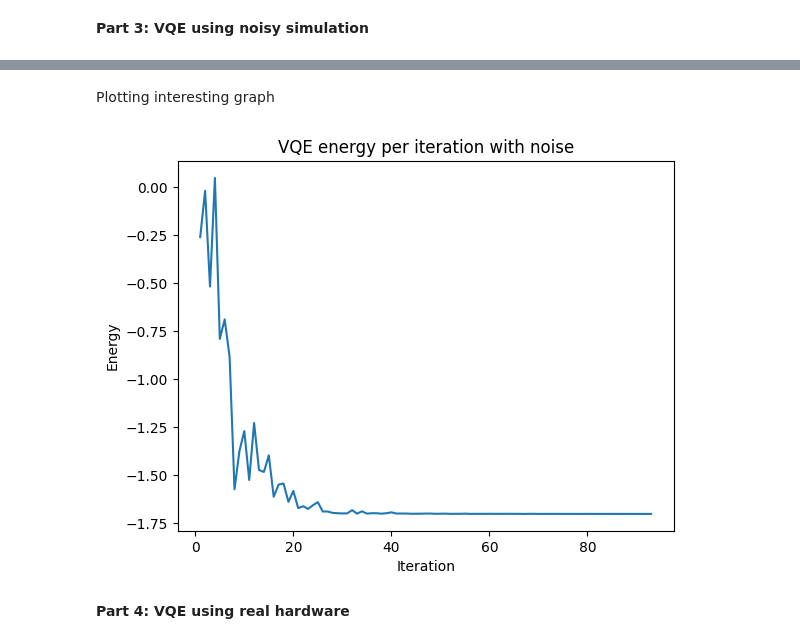
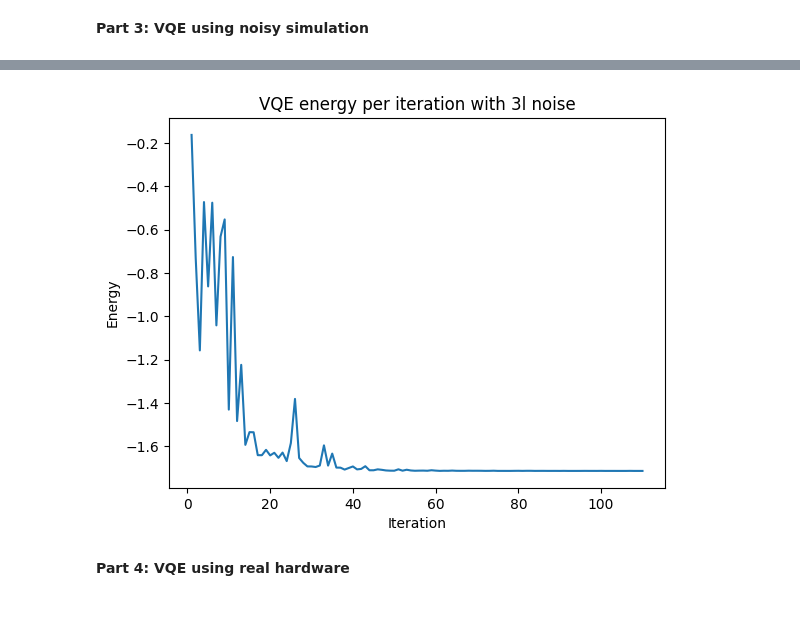
Before and after one commit to Dekel23/QML, a Jupyter notebook: vqe_hw2.ipynb, the cells around one changed output, grey strips where cells are left out. Saved outputs shown, nothing was run; the diff lists cells and outputs as text; code cells hidden in the pictures; blank space fills up the shorter version.

```diff
--- a/vqe_hw2.ipynb
+++ b/vqe_hw2.ipynb
@@ -363,13 +369,11 @@ Error: 0.12850060412364406
-# %% [markdown]
-Plotting interesting graph
 # %%
 plt.plot(counts, values)
 plt.xlabel("Iteration")
 plt.ylabel("Energy")
-plt.title("VQE energy per iteration with noise")
+plt.title("VQE energy per iteration with 3l noise")
 plt.show()
 # %% [output]
-[figure, old version]
+[figure, new version]
 # %% [markdown]
 **Part 4: VQE using real hardware**
 # %%
```
Also changed, not shown: parts of 11 cells of this notebook.
